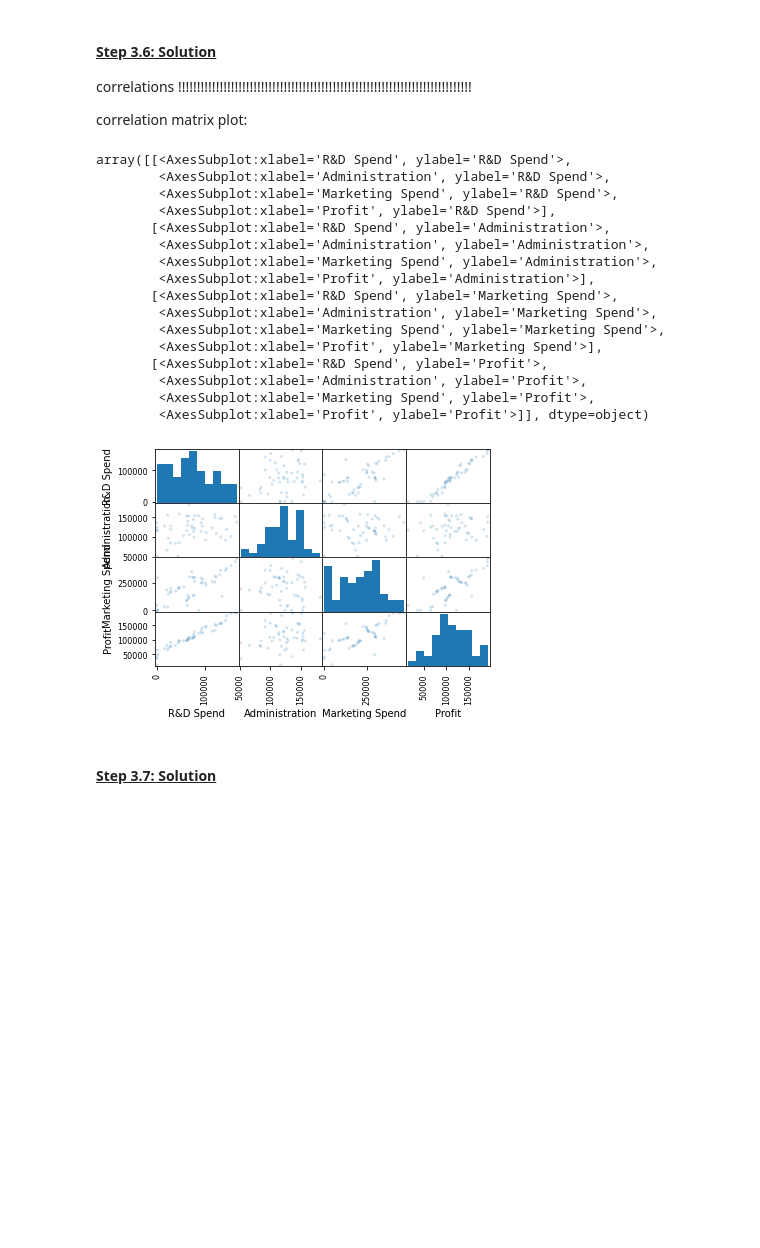
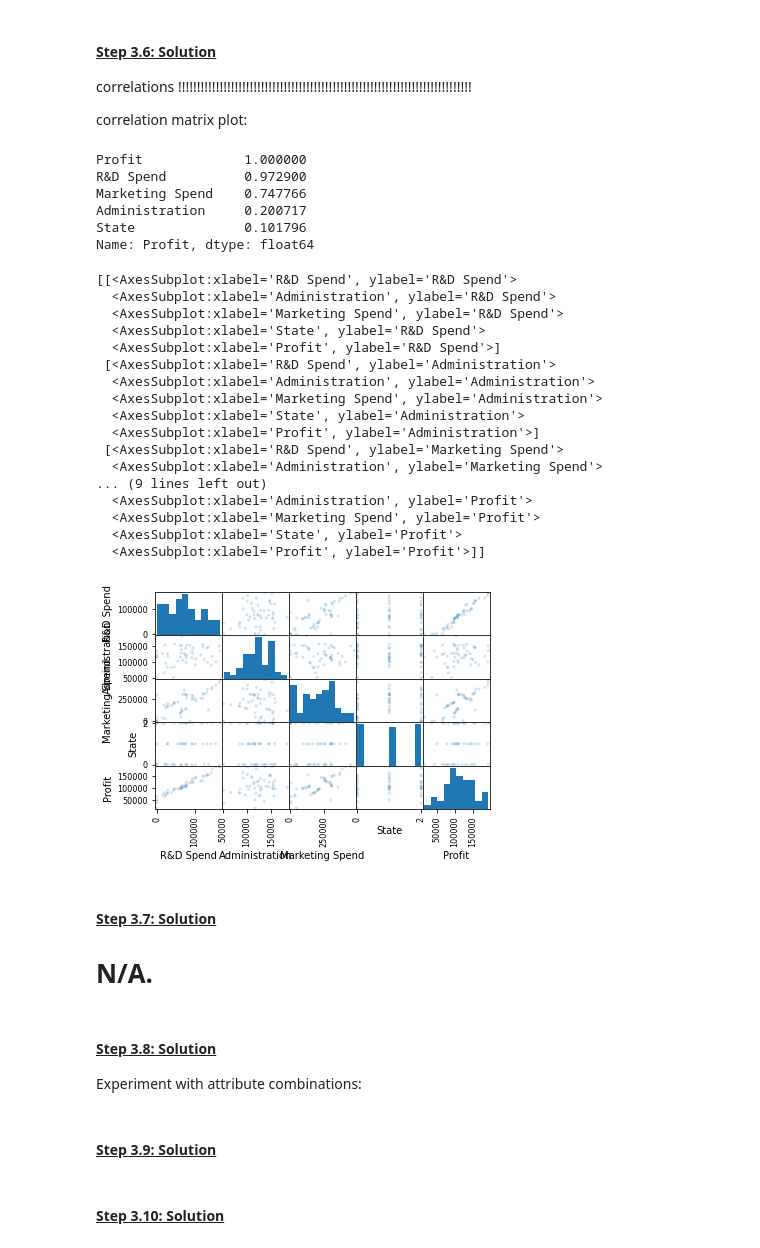
Before and after one commit to MBRzealand/MachineLearning, a Jupyter notebook: Mandatory Assignments/Mandatory Assignment 1.ipynb, the cells around one changed output. Saved outputs shown, nothing was run; the diff lists cells and outputs as text; code cells hidden in the pictures; blank space fills up the shorter version.

```diff
--- a/Mandatory Assignments/Mandatory Assignment 1.ipynb
+++ b/Mandatory Assignments/Mandatory Assignment 1.ipynb
@@ -290,6 +298,9 @@ for attribute in attributes:
     percentage = datacopy[attribute].isnull().sum()/len(datacopy[attribute])*100
 
     print(str(attribute) + " has " + str(percentage) + "% missing datapoints\n" )
+
+for attribute in attributes:
+    datacopy[attribute] = datacopy[attribute].replace(pd.NA,1.00) # changing null values to 1.00 so we dont run into issues later
 # %% [output]
 R&D Spend has 4.0% missing datapoints
 
@@ -392,25 +401,47 @@ for attribute in attributes:
 correlations !!!!!!!!!!!!!!!!!!!!!!!!!!!!!!!!!!!!!!!!!!!!!!!!!!!!!!!!!!!!!!!!!!!!!!!!!!!!!!
 
 correlation matrix plot:
+# %%
+datacopy["State"] = datacopy["State"].astype("category").cat.codes
+
+corr_matrix = datacopy.corr()
+
+print(corr_matrix["Profit"].sort_values(ascending=False))
+# %% [output]
+Profit             1.000000
+R&D Spend          0.972900
+Marketing Spend    0.747766
+Administration     0.200717
+State              0.101796
+Name: Profit, dtype: float64
 # %%
-pd.plotting.scatter_matrix(dataset, alpha=0.2)
+print(pd.plotting.scatter_matrix(datacopy, alpha=0.2))
 # %% [output]
-array([[<AxesSubplot:xlabel='R&D Spend', ylabel='R&D Spend'>,
-        <AxesSubplot:xlabel='Administration', ylabel='R&D Spend'>,
-        <AxesSubplot:xlabel='Marketing Spend', ylabel='R&D Spend'>,
-        <AxesSubplot:xlabel='Profit', ylabel='R&D Spend'>],
-       [<AxesSubplot:xlabel='R&D Spend', ylabel='Administration'>,
-        <AxesSubplot:xlabel='Administration', ylabel='Administration'>,
-        <AxesSubplot:xlabel='Marketing Spend', ylabel='Administration'>,
-        <AxesSubplot:xlabel='Profit', ylabel='Administration'>],
-       [<AxesSubplot:xlabel='R&D Spend', ylabel='Marketing Spend'>,
-        <AxesSubplot:xlabel='Administration', ylabel='Marketing Spend'>,
-        <AxesSubplot:xlabel='Marketing Spend', ylabel='Marketing Spend'>,
-        <AxesSubplot:xlabel='Profit', ylabel='Marketing Spend'>],
-       [<AxesSubplot:xlabel='R&D Spend', ylabel='Profit'>,
-        <AxesSubplot:xlabel='Administration', ylabel='Profit'>,
-        <AxesSubplot:xlabel='Marketing Spend', ylabel='Profit'>,
-        <AxesSubplot:xlabel='Profit', ylabel='Profit'>]], dtype=object)
+[[<AxesSubplot:xlabel='R&D Spend', ylabel='R&D Spend'>
+  <AxesSubplot:xlabel='Administration', ylabel='R&D Spend'>
+  <AxesSubplot:xlabel='Marketing Spend', ylabel='R&D Spend'>
+  <AxesSubplot:xlabel='State', ylabel='R&D Spend'>
+  <AxesSubplot:xlabel='Profit', ylabel='R&D Spend'>]
+ [<AxesSubplot:xlabel='R&D Spend', ylabel='Administration'>
+  <AxesSubplot:xlabel='Administration', ylabel='Administration'>
+  <AxesSubplot:xlabel='Marketing Spend', ylabel='Administration'>
+  <AxesSubplot:xlabel='State', ylabel='Administration'>
+  <AxesSubplot:xlabel='Profit', ylabel='Administration'>]
+ [<AxesSubplot:xlabel='R&D Spend', ylabel='Marketing Spend'>
+  <AxesSubplot:xlabel='Administration', ylabel='Marketing Spend'>
+... (9 lines left out)
+  <AxesSubplot:xlabel='Administration', ylabel='Profit'>
+  <AxesSubplot:xlabel='Marketing Spend', ylabel='Profit'>
+  <AxesSubplot:xlabel='State', ylabel='Profit'>
+  <AxesSubplot:xlabel='Profit', ylabel='Profit'>]]
-[figure, old version]
+[figure, new version]
 # %% [markdown]
 #### <u>Step 3.7: Solution</u> <a id="a3.7s"></a>
+<h1>N/A.</h1>
+# %% [markdown]
+#### <u>Step 3.8: Solution</u> <a id="a3.8s"></a>
+Experiment with attribute combinations:
+# %% [markdown]
+#### <u>Step 3.9: Solution</u> <a id="a3.9s"></a>
+# %% [markdown]
+#### <u>Step 3.10: Solution</u> <a id="a3.10s"></a>
```
Also changed, not shown: parts of 22 cells of this notebook.
